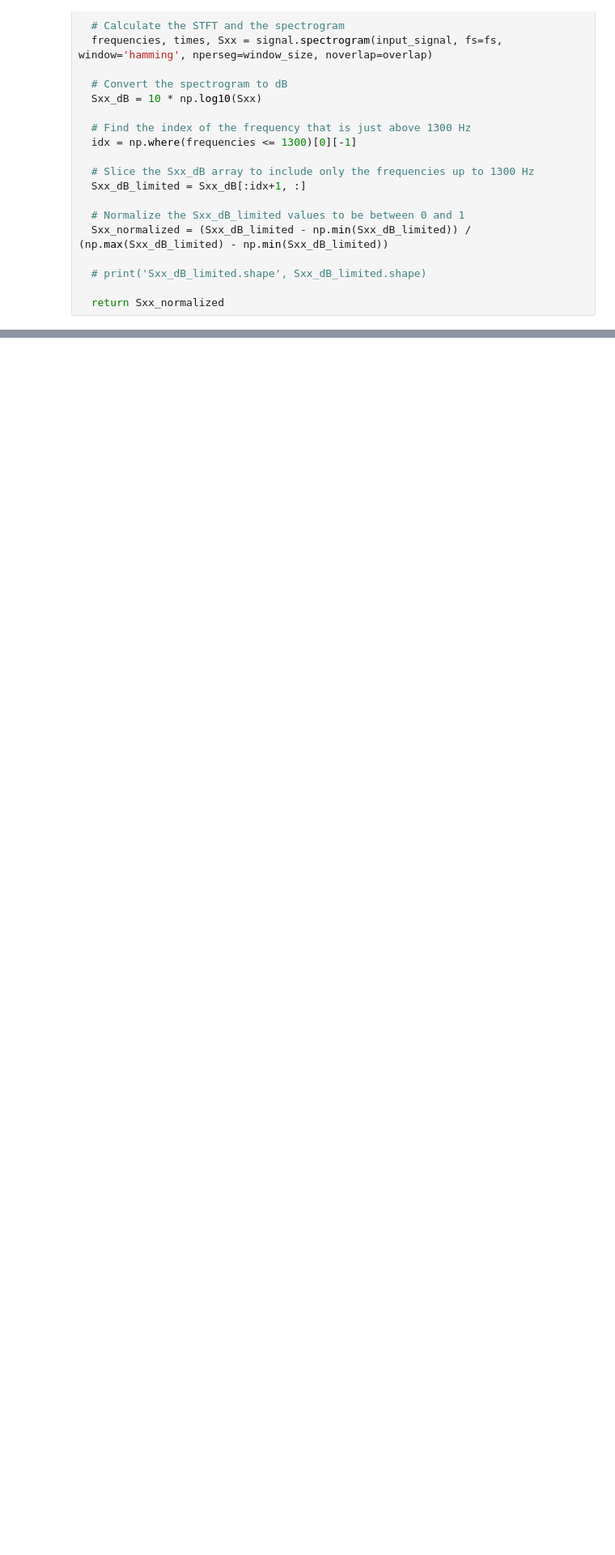
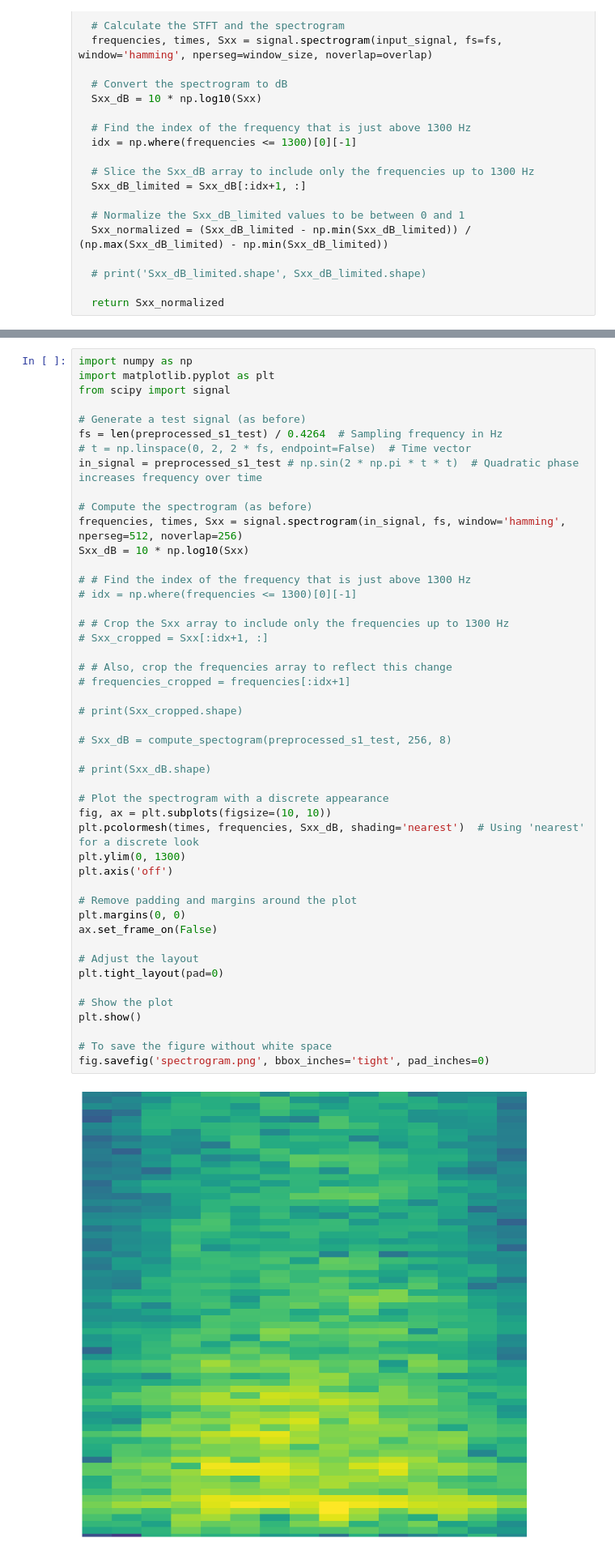
Before and after one commit to YahyaAlaaMassoud/ml-listener-classification, a Jupyter notebook: SpeechFFR.ipynb, the cells around one changed output, grey strips where cells are left out. Shown at 81% size. Cells and saved outputs as stored; diff of their text form; blank space fills up the shorter version.

```diff
--- a/SpeechFFR.ipynb
+++ b/SpeechFFR.ipynb
@@ -472,0 +496,49 @@ save_subject_arrays(retest_dataset_v2, 'retest')
+# %%
+import numpy as np
+import matplotlib.pyplot as plt
+from scipy import signal
+
+# Generate a test signal (as before)
+fs = len(preprocessed_s1_test) / 0.4264  # Sampling frequency in Hz
+# t = np.linspace(0, 2, 2 * fs, endpoint=False)  # Time vector
+in_signal = preprocessed_s1_test # np.sin(2 * np.pi * t * t)  # Quadratic phase increases frequency over time
+
+# Compute the spectrogram (as before)
+frequencies, times, Sxx = signal.spectrogram(in_signal, fs, window='hamming', nperseg=512, noverlap=256)
+Sxx_dB = 10 * np.log10(Sxx)
+
+# # Find the index of the frequency that is just above 1300 Hz
+# idx = np.where(frequencies <= 1300)[0][-1]
+
+# # Crop the Sxx array to include only the frequencies up to 1300 Hz
+# Sxx_cropped = Sxx[:idx+1, :]
+
+# # Also, crop the frequencies array to reflect this change
+# frequencies_cropped = frequencies[:idx+1]
+
+# print(Sxx_cropped.shape)
+
+# Sxx_dB = compute_spectogram(preprocessed_s1_test, 256, 8)
+
+# print(Sxx_dB.shape)
+
+# Plot the spectrogram with a discrete appearance
+fig, ax = plt.subplots(figsize=(10, 10))
+plt.pcolormesh(times, frequencies, Sxx_dB, shading='nearest')  # Using 'nearest' for a discrete look
+plt.ylim(0, 1300)
+plt.axis('off')
+
+# Remove padding and margins around the plot
+plt.margins(0, 0)
+ax.set_frame_on(False)
+
+# Adjust the layout
+plt.tight_layout(pad=0)
+
+# Show the plot
+plt.show()
+
+# To save the figure without white space
+fig.savefig('spectrogram.png', bbox_inches='tight', pad_inches=0)
+# %% [output]
+[figure, added]
```
Also changed, not shown: parts of 3 cells of this notebook.
